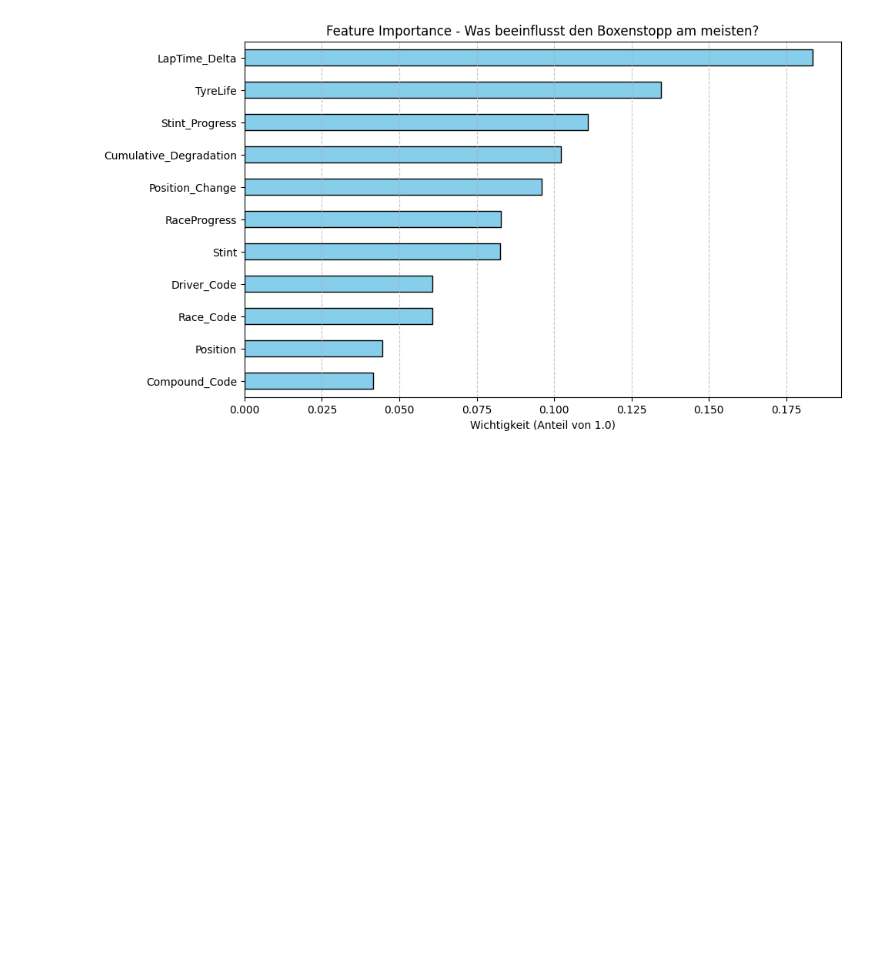
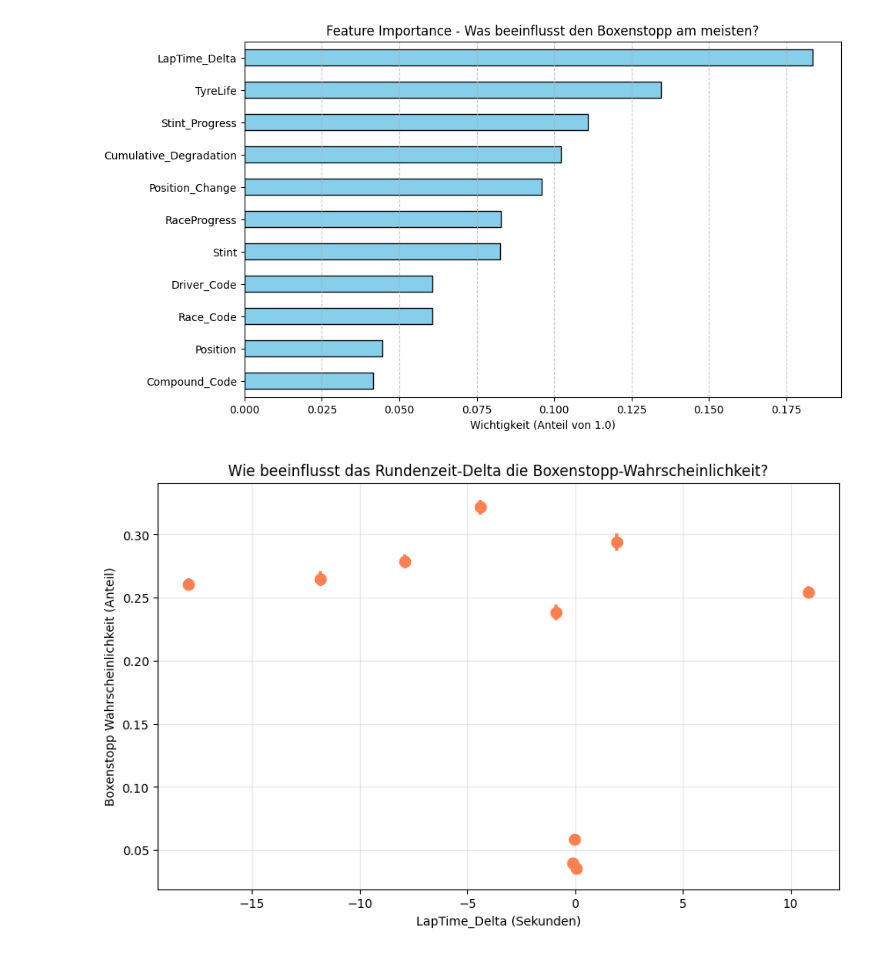
Before and after one commit to JoshuaSzenk/Kaggle_competition_f1, a Jupyter notebook: plots_charts.ipynb, the cells around one changed output. Cells and saved outputs as stored; diff of their text form; code cells hidden in the pictures; blank space fills up the shorter version.

Commit message:
Neuer Plot für analyse

```diff
--- a/plots_charts.ipynb
+++ b/plots_charts.ipynb
@@ -79,3 +79,27 @@ plt.grid(axis='x', linestyle='--', alpha=0.7)
 plt.show()
 # %% [output]
 [figure]
+# %%
+import seaborn as sns
+
+plt.figure(figsize=(10, 6))
+
+# x_bins teilt das Rundenzeit-Delta in 10 Abschnitte auf
+# und zeigt pro Abschnitt die echte Boxenstopp-Rate (0.0 bis 1.0)
+sns.regplot(
+    data=f1_data,
+    x="LapTime_Delta",
+    y="PitNextLap",
+    x_bins=10,
+    fit_reg=False,  # Schaltet die logistische Regression ab, damit kein statsmodels gebraucht wird
+    color="coral",
+    scatter_kws={"s": 80},
+)
+
+plt.title("Wie beeinflusst das Rundenzeit-Delta die Boxenstopp-Wahrscheinlichkeit?")
+plt.xlabel("LapTime_Delta (Sekunden)")
+plt.ylabel("Boxenstopp Wahrscheinlichkeit (Anteil)")
+plt.grid(True, alpha=0.3)
+plt.show()
+# %% [output]
+[figure, added]
```
Also changed, not shown: 2 other files.
